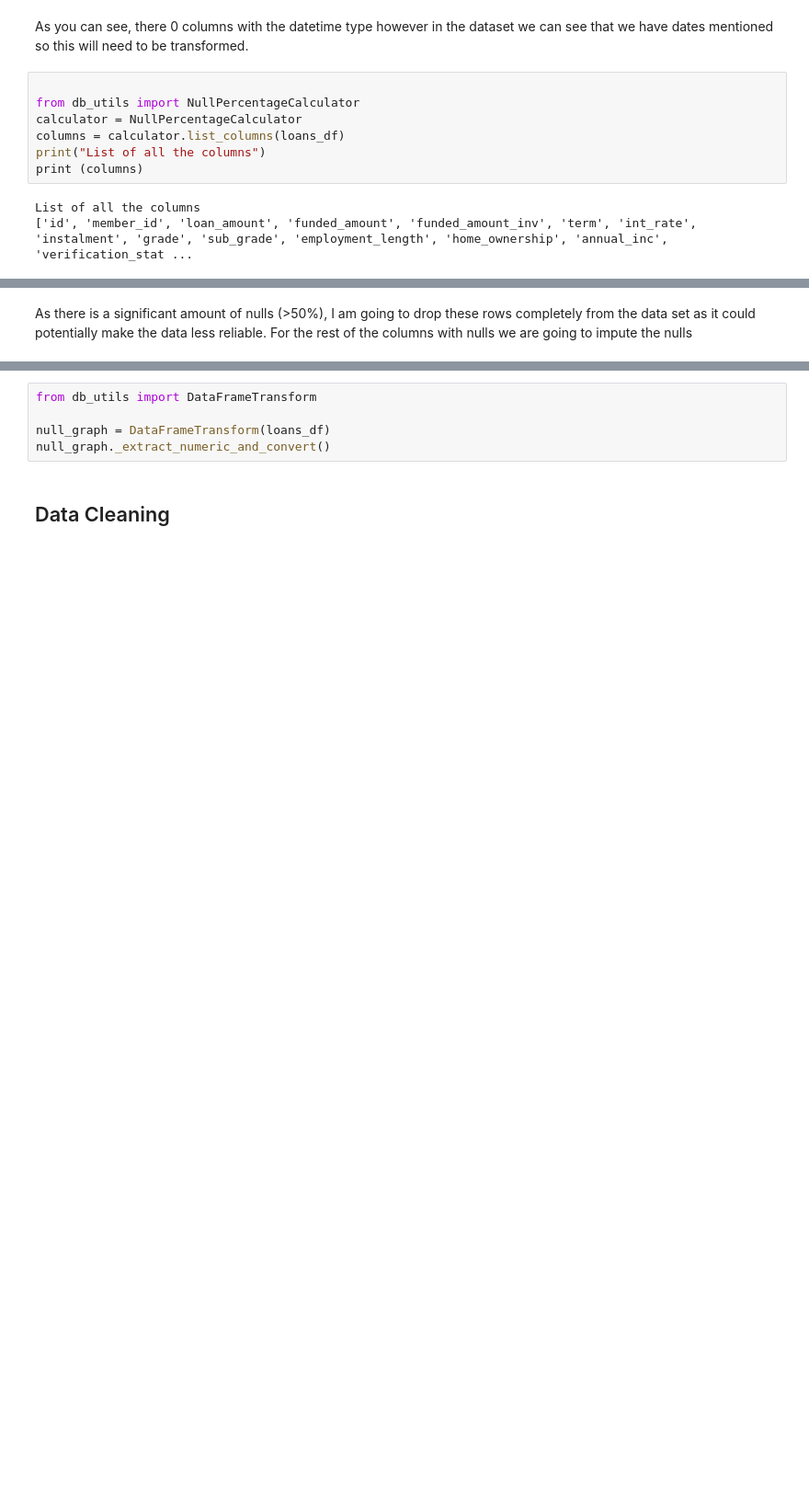
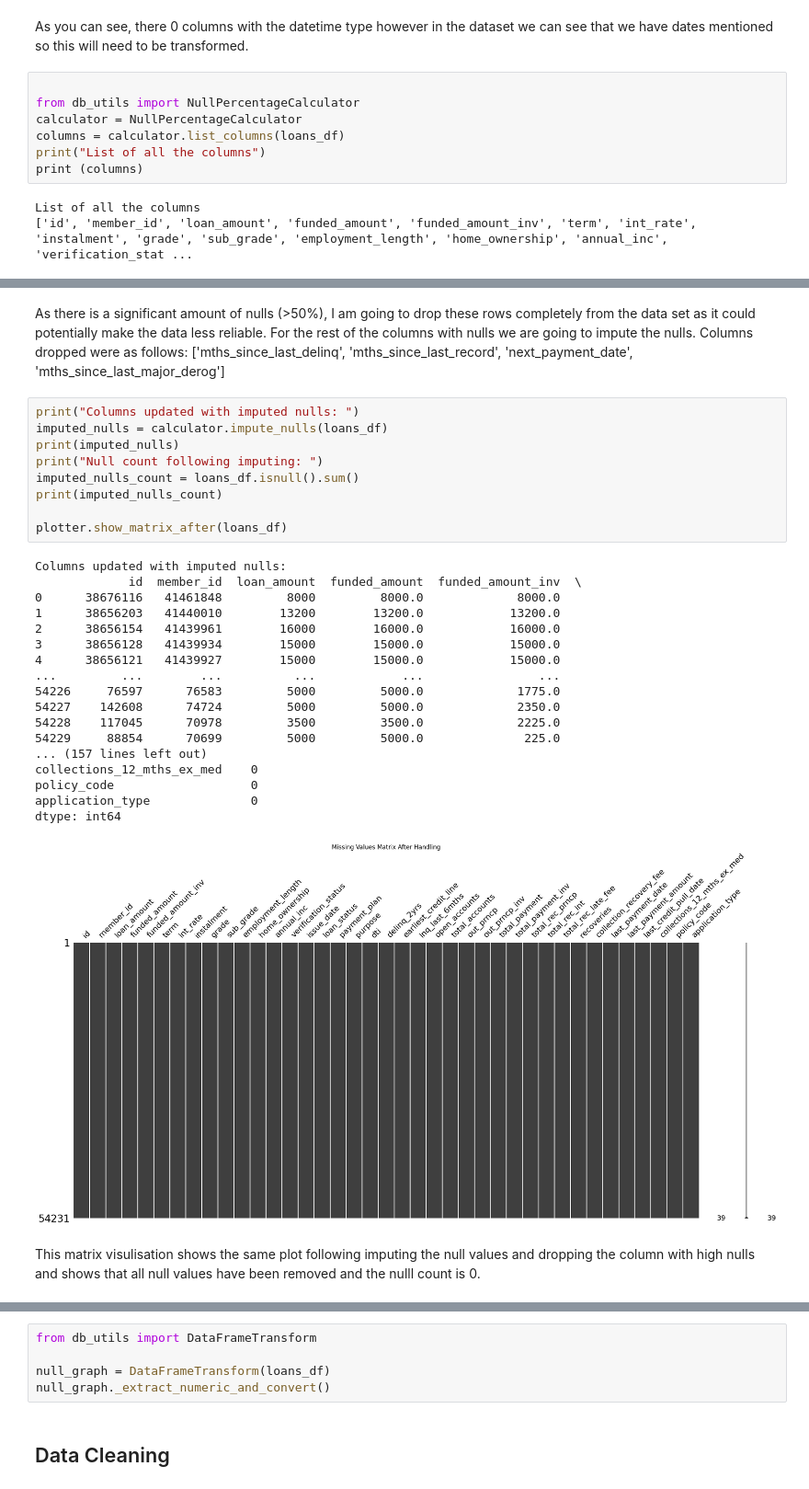
Before and after one commit to BeatrixA295/exploratory-data-analysis---customer-loans-in-finance258, a Jupyter notebook: main.ipynb, the cells around one changed output, grey strips where cells are left out. Shown at 92% size. Drawn from its saved outputs; the diff is of its cells as text; blank space fills up the shorter version.

```diff
--- a/main.ipynb
+++ b/main.ipynb
@@ -210,5 +242,35 @@ dtype: float64
 # %% [markdown]
-As there is a significant amount of nulls (>50%), I am going to drop these rows completely from the data set as it could potentially make the data less reliable. For the rest of the columns with nulls we are going to impute the nulls
+As there is a significant amount of nulls (>50%), I am going to drop these rows completely from the data set as it could potentially make the data less reliable. For the rest of the columns with nulls we are going to impute the nulls. Columns dropped were as follows: ['mths_since_last_delinq', 'mths_since_last_record', 'next_payment_date', 'mths_since_last_major_derog']
+# %%
+print("Columns updated with imputed nulls: ")
+imputed_nulls = calculator.impute_nulls(loans_df)
+print(imputed_nulls)
+print("Null count following imputing: ")
+imputed_nulls_count = loans_df.isnull().sum()
+print(imputed_nulls_count)
+
+plotter.show_matrix_after(loans_df)
+# %% [output]
+Columns updated with imputed nulls:
+             id  member_id  loan_amount  funded_amount  funded_amount_inv  \
+0      38676116   41461848         8000         8000.0             8000.0
+1      38656203   41440010        13200        13200.0            13200.0
+2      38656154   41439961        16000        16000.0            16000.0
+3      38656128   41439934        15000        15000.0            15000.0
+4      38656121   41439927        15000        15000.0            15000.0
+...         ...        ...          ...            ...                ...
+54226     76597      76583         5000         5000.0             1775.0
+54227    142608      74724         5000         5000.0             2350.0
+54228    117045      70978         3500         3500.0             2225.0
+54229     88854      70699         5000         5000.0              225.0
+... (157 lines left out)
+collections_12_mths_ex_med    0
+policy_code                   0
+application_type              0
+dtype: int64
+[figure, added]
+# %% [markdown]
+This matrix visulisation shows the same plot following imputing the null values and dropping the column with high nulls and shows that all null values have been removed and the nulll count is 0.
 # %%
 from db_utils import DataFrameTransform
 transformations = DataFrameTransform
```
Also changed, not shown: parts of 5 cells of this notebook, 1 other file.
